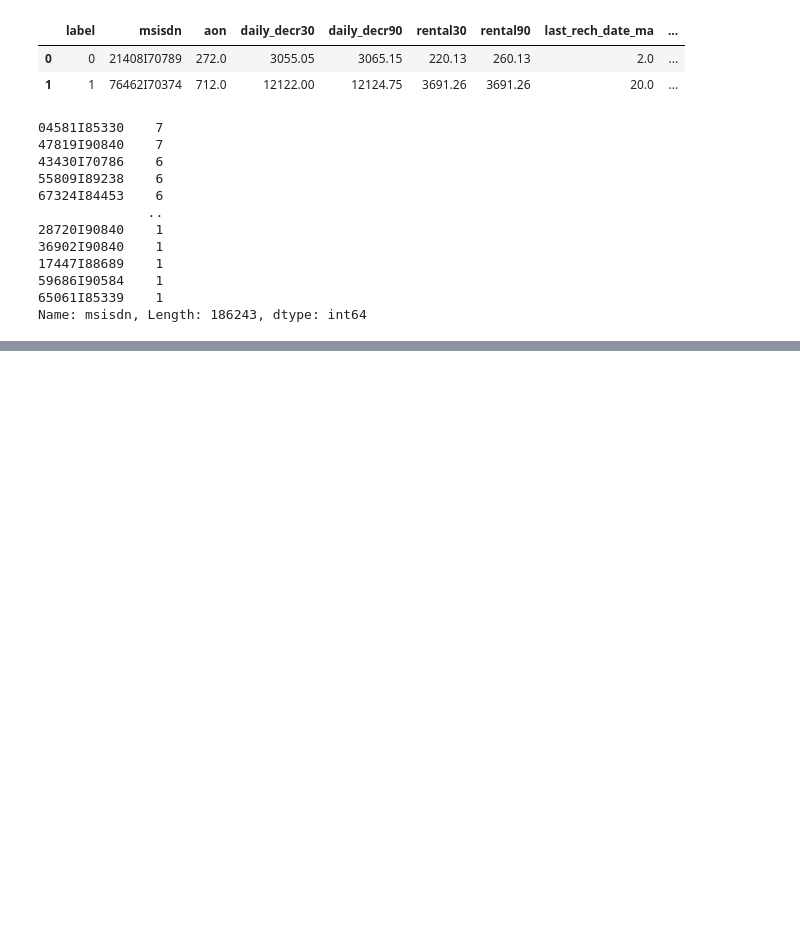
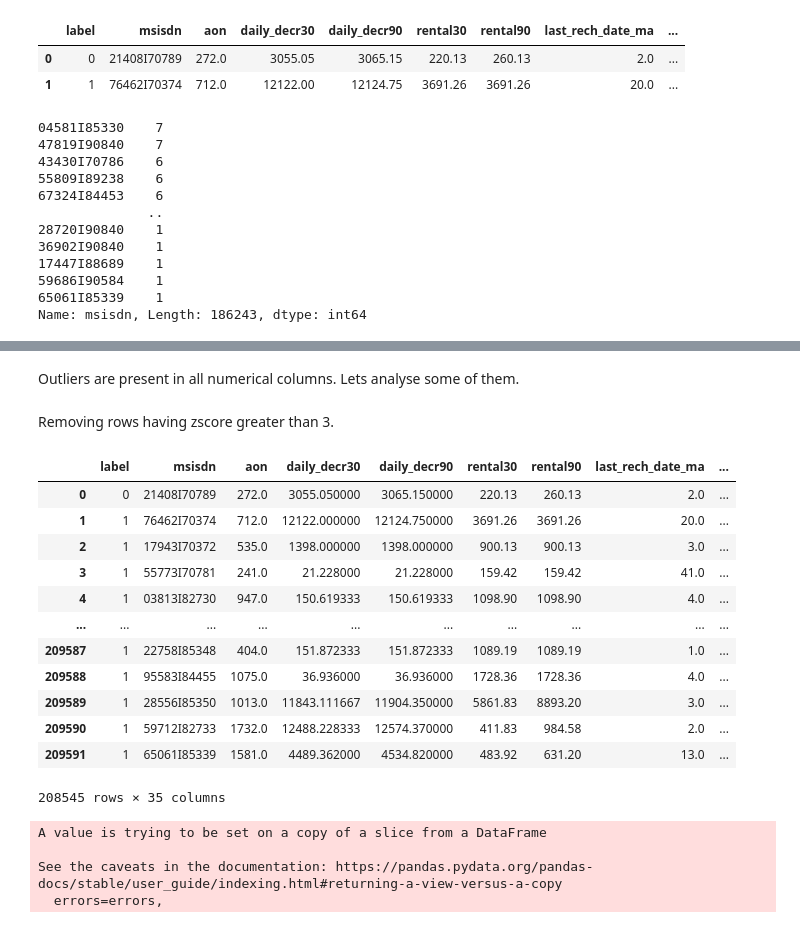
Before and after one commit to Neeraj6maths/Delinquency-telecom-dataset-project, a Jupyter notebook: Mini_project.ipynb, the cells around one changed output, grey strips where cells are left out. Saved outputs shown, nothing was run; the diff lists cells and outputs as text; code cells hidden in the pictures; blank space fills up the shorter version.

```diff
--- a/Mini_project.ipynb
+++ b/Mini_project.ipynb
@@ -125,0 +157,36 @@ user_data[user_data['msisdn'] == '04581I85330']
+# %% [markdown]
+Outliers are present in all numerical columns.
+Lets analyse some of them.
+# %% [markdown]
+Removing rows having zscore greater than 3.
+# %%
+user_data[zscore(num_user_data[col]) < 3]
+# %% [output]
+|  | label | msisdn | aon | daily_decr30 | daily_decr90 | rental30 | rental90 | last_rech_date_ma | ... |
+| 0 | 0 | 21408I70789 | 272.0 | 3055.050000 | 3065.150000 | 220.13 | 260.13 | 2.0 | ... |
+| 1 | 1 | 76462I70374 | 712.0 | 12122.000000 | 12124.750000 | 3691.26 | 3691.26 | 20.0 | ... |
+| 2 | 1 | 17943I70372 | 535.0 | 1398.000000 | 1398.000000 | 900.13 | 900.13 | 3.0 | ... |
+| 3 | 1 | 55773I70781 | 241.0 | 21.228000 | 21.228000 | 159.42 | 159.42 | 41.0 | ... |
+| 4 | 1 | 03813I82730 | 947.0 | 150.619333 | 150.619333 | 1098.90 | 1098.90 | 4.0 | ... |
+| ... | ... | ... | ... | ... | ... | ... | ... | ... | ... |
+| 209587 | 1 | 22758I85348 | 404.0 | 151.872333 | 151.872333 | 1089.19 | 1089.19 | 1.0 | ... |
+| 209588 | 1 | 95583I84455 | 1075.0 | 36.936000 | 36.936000 | 1728.36 | 1728.36 | 4.0 | ... |
+| 209589 | 1 | 28556I85350 | 1013.0 | 11843.111667 | 11904.350000 | 5861.83 | 8893.20 | 3.0 | ... |
+| 209590 | 1 | 59712I82733 | 1732.0 | 12488.228333 | 12574.370000 | 411.83 | 984.58 | 2.0 | ... |
+| 209591 | 1 | 65061I85339 | 1581.0 | 4489.362000 | 4534.820000 | 483.92 | 631.20 | 13.0 | ... |
+208545 rows × 35 columns
+# %%
+num_user_data = user_data.select_dtypes(include = 'number')
+drop_col(num_user_data,['label'])
+q1 = num_user_data.quantile(0.25)
+q3 = num_user_data.quantile(0.75)
+
+iqr = q3-q1
+
+lower_bound = q1 -(2*iqr)
+upper_bound = q3 +(2*iqr)
+# %% [output]
+A value is trying to be set on a copy of a slice from a DataFrame
+
+See the caveats in the documentation: https://pandas.pydata.org/pandas-docs/stable/user_guide/indexing.html#returning-a-view-versus-a-copy
+  errors=errors,
```
Also changed, not shown: parts of 13 cells of this notebook.
